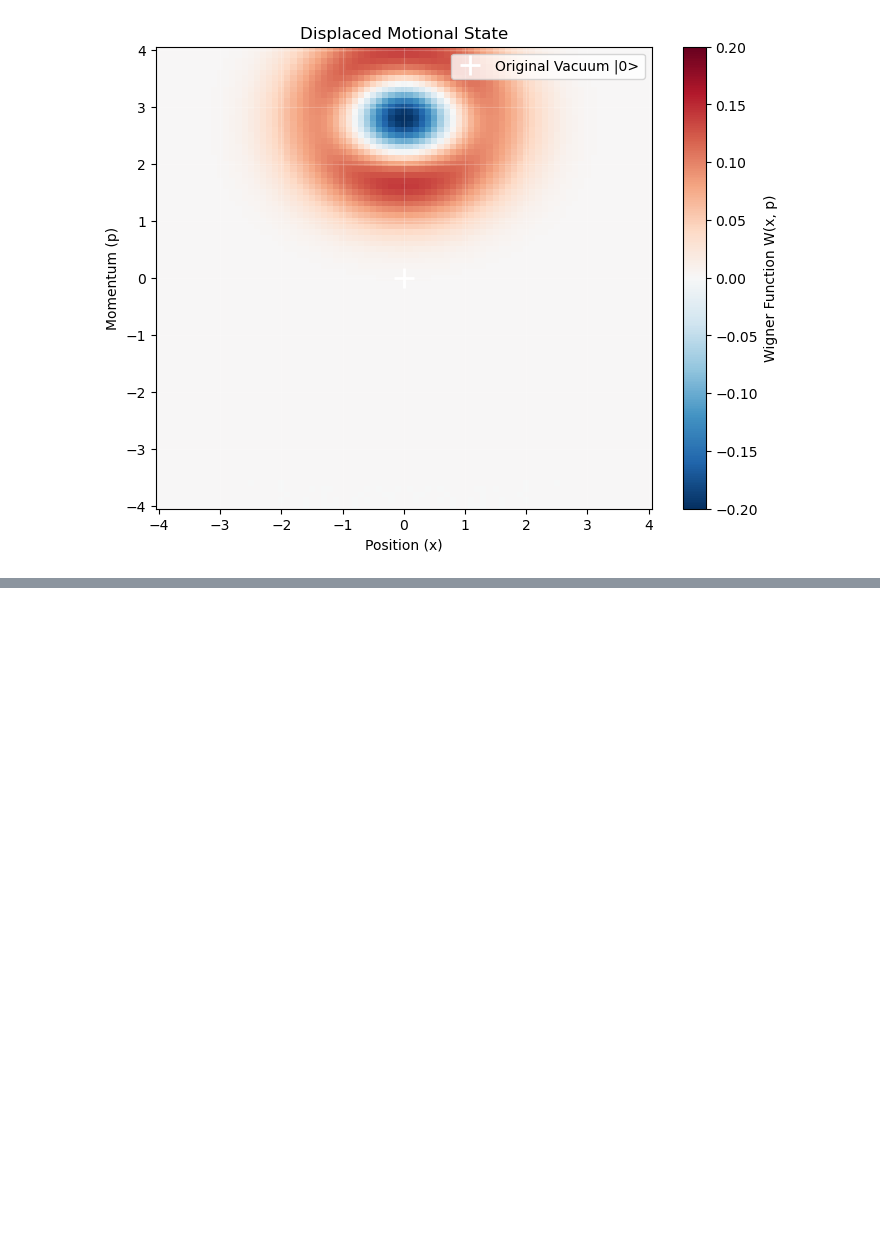
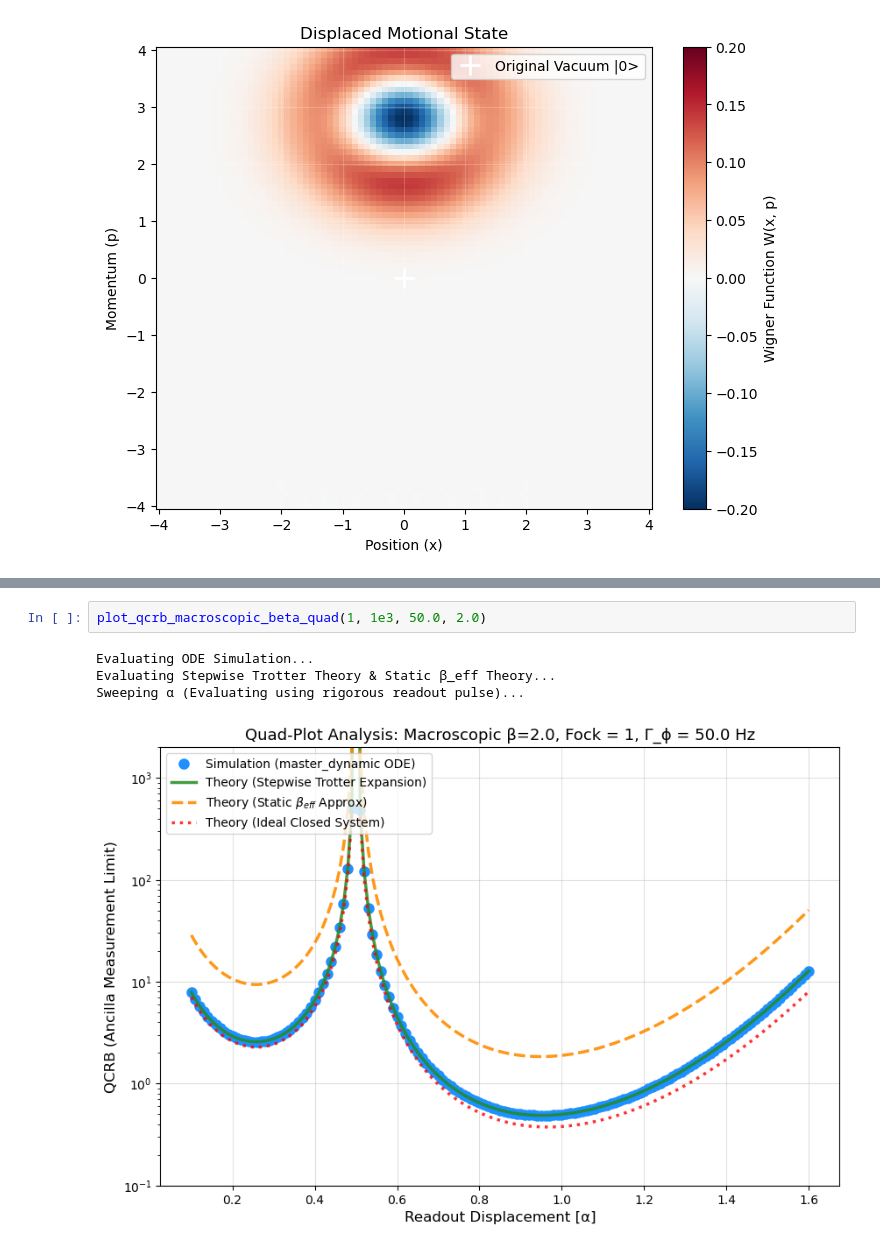
Before and after one commit to park2003/TestSQRLab, a Jupyter notebook: 1025_dephasingplot.ipynb, the cells around one changed output, grey strips where cells are left out. Saved outputs shown, nothing was run; the diff lists cells and outputs as text; blank space fills up the shorter version.

```diff
--- a/1025_dephasingplot.ipynb
+++ b/1025_dephasingplot.ipynb
@@ -850,0 +1373,7 @@ plot_wigner(beta)
+# %%
+plot_qcrb_macroscopic_beta_quad(1, 1e3, 50.0, 2.0)
+# %% [output]
+Evaluating ODE Simulation...
+Evaluating Stepwise Trotter Theory & Static β_eff Theory...
+Sweeping α (Evaluating using rigorous readout pulse)...
+[figure, added]
```
Also changed, not shown: parts of 8 cells of this notebook, 3 other files.
